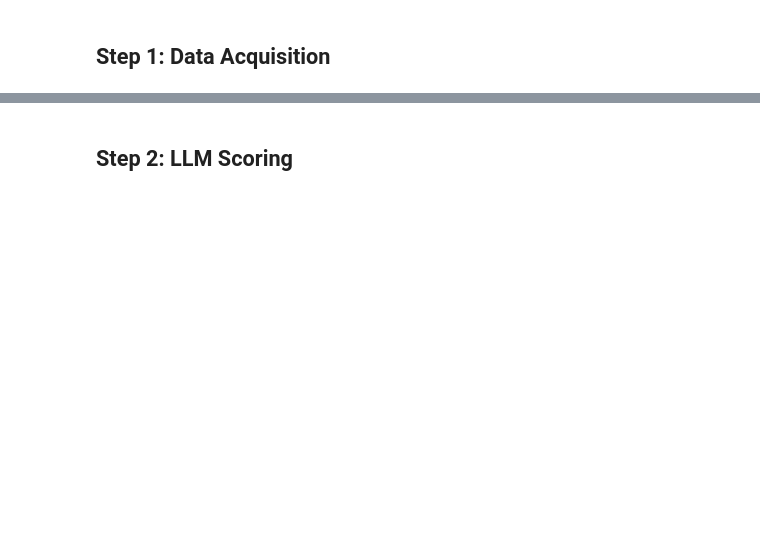
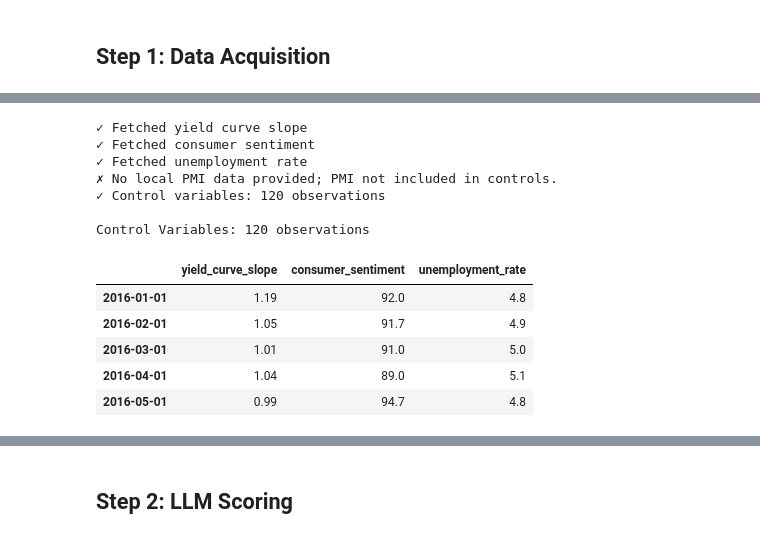
Before and after one commit to FranklineMisango/Algorithmic_Trading_and_HFT_Research, a Jupyter notebook: Algorithmic_Strategies/AI_Economy_Score_Predictor/00_full_pipeline.ipynb, the cells around one changed output, grey strips where cells are left out. Drawn from its saved outputs; the diff is of its cells as text; code cells hidden in the pictures; blank space fills up the shorter version.

```diff
--- a/Algorithmic_Strategies/AI_Economy_Score_Predictor/00_full_pipeline.ipynb
+++ b/Algorithmic_Strategies/AI_Economy_Score_Predictor/00_full_pipeline.ipynb
@@ -50,5 +122,19 @@ for name, df in macro_data.items():
 # %%
 # Fetch control variables
 controls = data_acq.fetch_control_variables(start_date, end_date)
-print(f"\n🎛️ Control Variables: {len(controls)} observations")
-print(controls.head())
+print(f"\nControl Variables: {len(controls)} observations")
+controls.head()
+# %% [output]
+✓ Fetched yield curve slope
+✓ Fetched consumer sentiment
+✓ Fetched unemployment rate
+✗ No local PMI data provided; PMI not included in controls.
+✓ Control variables: 120 observations
+
+Control Variables: 120 observations
+|  | yield_curve_slope | consumer_sentiment | unemployment_rate |
+| 2016-01-01 | 1.19 | 92.0 | 4.8 |
+| 2016-02-01 | 1.05 | 91.7 | 4.9 |
+| 2016-03-01 | 1.01 | 91.0 | 5.0 |
+| 2016-04-01 | 1.04 | 89.0 | 5.1 |
+| 2016-05-01 | 0.99 | 94.7 | 4.8 |
```
Also changed, not shown: parts of 32 cells of this notebook, 8 other files.
